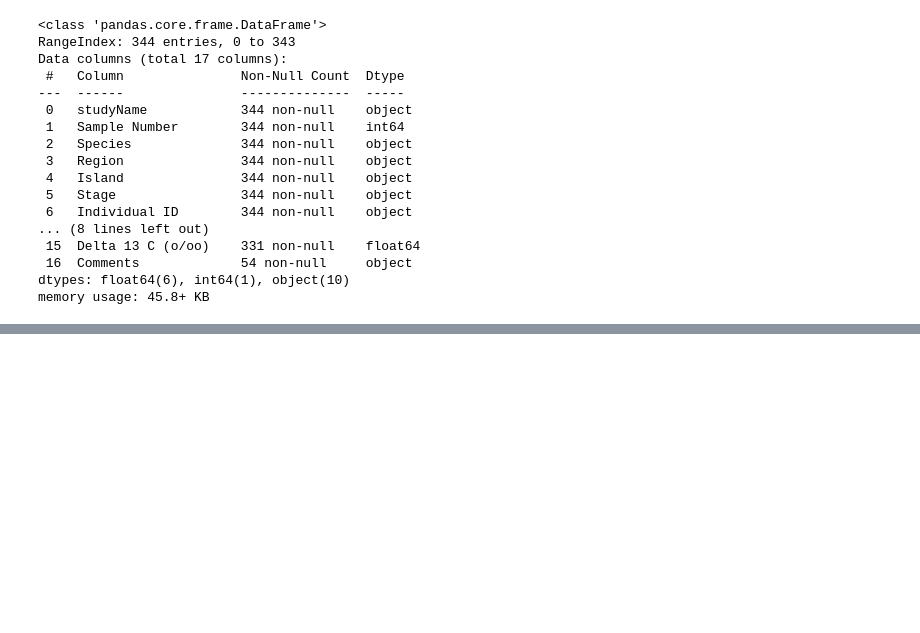
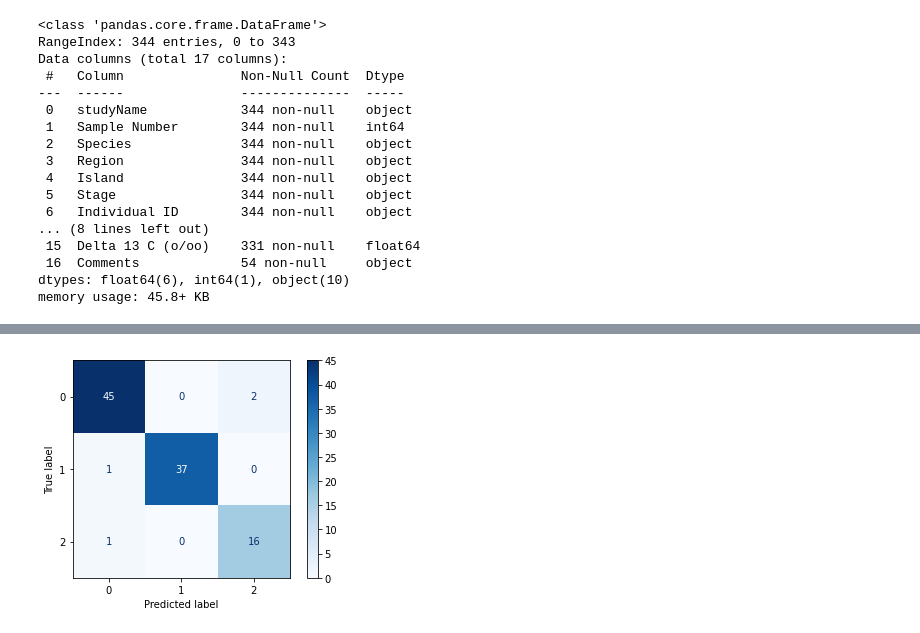
Before and after one commit to Felipe3Ferro/T1_Machine_Learning, a Jupyter notebook: etapa1/KNN.ipynb, the cells around one changed output, grey strips where cells are left out. Drawn from its saved outputs; the diff is of its cells as text; code cells hidden in the pictures; blank space fills up the shorter version.

```diff
--- a/etapa1/KNN.ipynb
+++ b/etapa1/KNN.ipynb
@@ -49,0 +279,10 @@ memory usage: 45.8+ KB
+# %%
+# Calcula 70% do dataset, para separar em 70/30
+data_set_70_por_cento = math.ceil((len(penguins_numeric_and_target)/100)*70)
+
+# Embaralha os dados antes de separá-los
+penguins_embaralhado = penguins_numeric_and_target.sample(frac=1)
+
+# Separa em dados de treino e teste
+penguins_treino = penguins_embaralhado.iloc[0:data_set_70_por_cento]
+penguins_teste = penguins_embaralhado.iloc[data_set_70_por_cento:]
@@ -49,0 +297,10 @@ memory usage: 45.8+ KB
+# %%
+# Separa os dados de teste entre atributos preditivos e atributo-alvo
+penguins_teste_y = penguins_teste["Species-Numeric-Class"]
+penguins_teste_x = penguins_teste.drop(columns=["Species-Numeric-Class"])
+# %%
+# Faz as predições com base nos atributos preditivos de teste
+predicoes = []
+for x_value in penguins_teste_x.to_numpy():
+    y = penguins_kD_tree.predicao(np.array(x_value))
+    predicoes.append(y)
@@ -49,0 +320,8 @@ memory usage: 45.8+ KB
+# %%
+# Matriz de confusão
+cm = confusion_matrix(penguins_teste_y, predicoes, labels=[0,1,2])
+display_confusion_matrix = ConfusionMatrixDisplay(cm, display_labels=[0,1,2])
+display_confusion_matrix.plot(cmap=plt.cm.Blues)
+plt.show()
+# %% [output]
+[figure, added]
```
Also changed, not shown: parts of 19 cells of this notebook, 1 other file.
